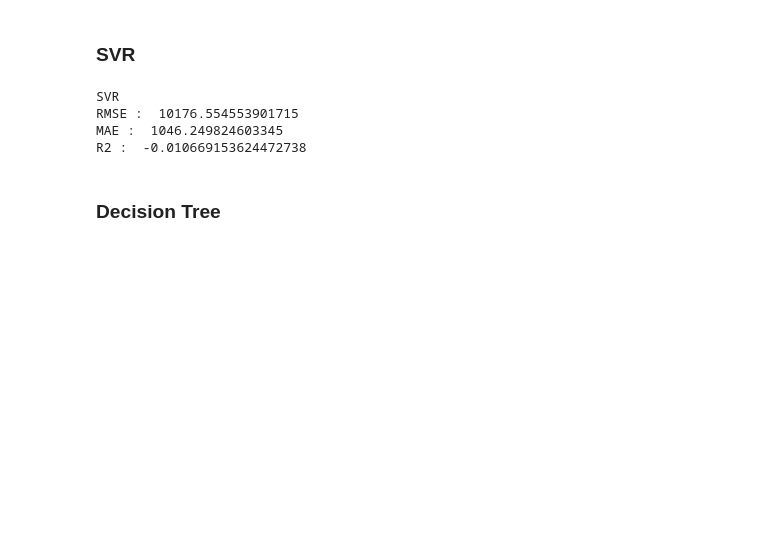
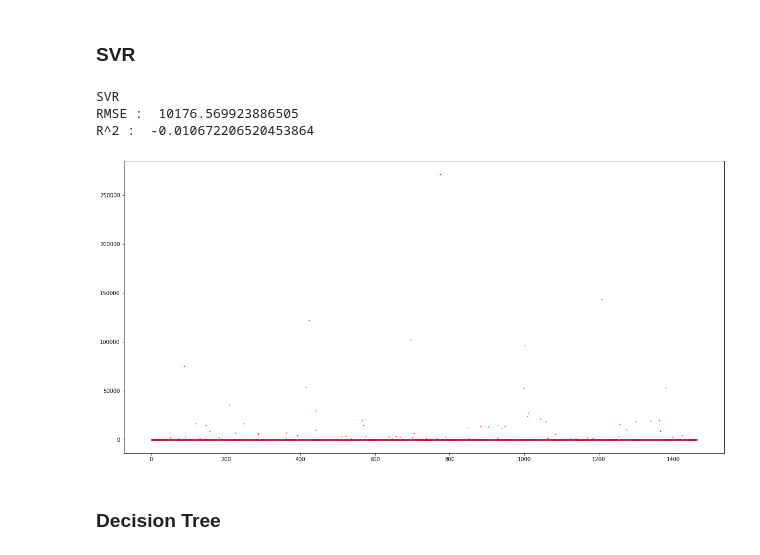
Before and after one commit to Karnak123/youtube-adview-prediction, a Jupyter notebook: youtbe_adview_prediction.ipynb, the cells around one changed output. Saved outputs shown, nothing was run; the diff lists cells and outputs as text; code cells hidden in the pictures; blank space fills up the shorter version.

```diff
--- a/youtbe_adview_prediction.ipynb
+++ b/youtbe_adview_prediction.ipynb
@@ -126,13 +172,13 @@ R2 :  -0.02272118759537678
 # %%
 svr_model = SVR()
 svr_model.fit(X_train, y_train)
 print("SVR")
-evaluate(X_test, y_test, svr_model)
+evaluate(X_val, y_val, svr_model)
 # %% [output]
 SVR
-RMSE :  10176.554553901715
-MAE :  1046.249824603345
-R2 :  -0.010669153624472738
+RMSE :  10176.569923886505
+R^2 :  -0.010672206520453864
+[figure, added]
 # %% [markdown]
 ### Decision Tree
 # %%
```
Also changed, not shown: parts of 31 cells of this notebook.
